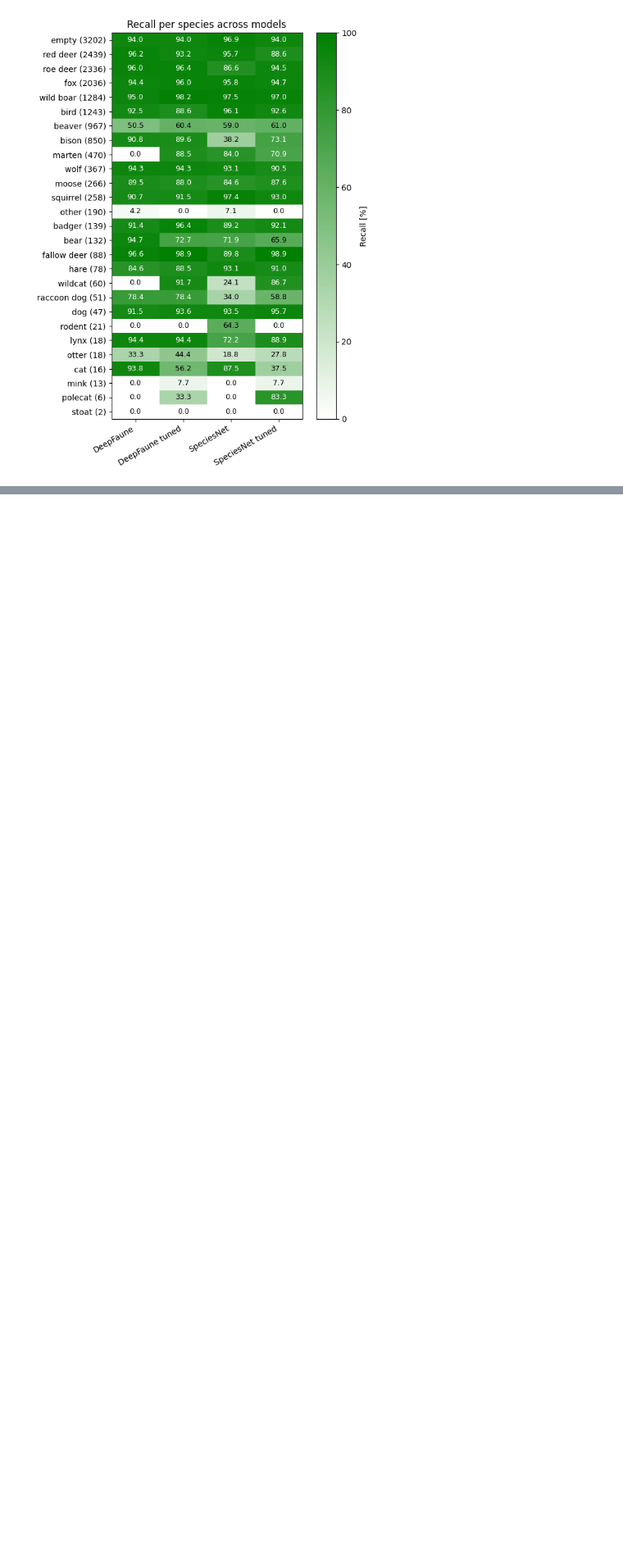
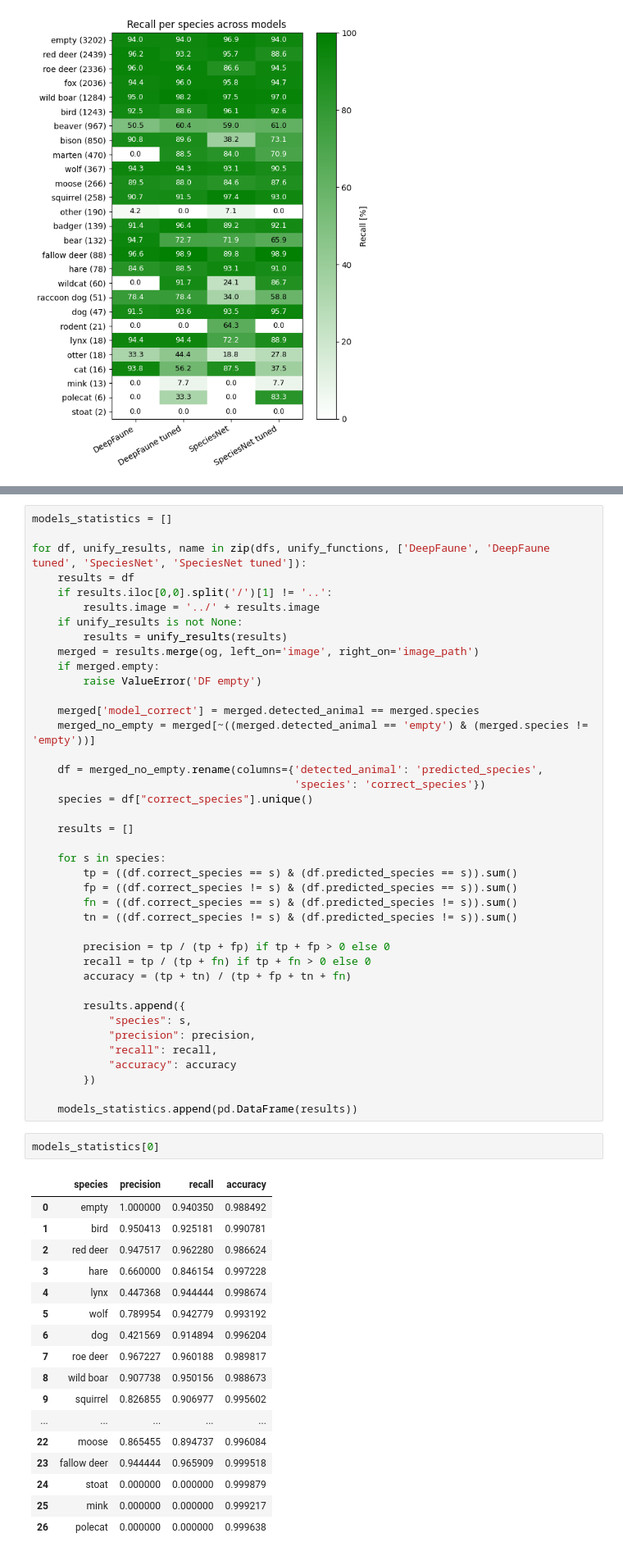
Before and after one commit to PLKplkPLK/mgr, a Jupyter notebook: 4_statistics_plots.ipynb, the cells around one changed output, grey strips where cells are left out. Shown at 82% size. Drawn from its saved outputs; the diff is of its cells as text; blank space fills up the shorter version.

```diff
--- a/4_statistics_plots.ipynb
+++ b/4_statistics_plots.ipynb
@@ -276,0 +353,60 @@ plt.show()
+# %%
+models_statistics = []
+
+for df, unify_results, name in zip(dfs, unify_functions, ['DeepFaune', 'DeepFaune tuned', 'SpeciesNet', 'SpeciesNet tuned']):
+    results = df
+    if results.iloc[0,0].split('/')[1] != '..':
+        results.image = '../' + results.image
+    if unify_results is not None:
+        results = unify_results(results)
+    merged = results.merge(og, left_on='image', right_on='image_path')
+    if merged.empty:
+        raise ValueError('DF empty')
+
+    merged['model_correct'] = merged.detected_animal == merged.species
+    merged_no_empty = merged[~((merged.detected_animal == 'empty') & (merged.species != 'empty'))]
+
+    df = merged_no_empty.rename(columns={'detected_animal': 'predicted_species',
+                                         'species': 'correct_species'})
+    species = df["correct_species"].unique()
+
+    results = []
+
+    for s in species:
+        tp = ((df.correct_species == s) & (df.predicted_species == s)).sum()
+        fp = ((df.correct_species != s) & (df.predicted_species == s)).sum()
+        fn = ((df.correct_species == s) & (df.predicted_species != s)).sum()
+        tn = ((df.correct_species != s) & (df.predicted_species != s)).sum()
+
+        precision = tp / (tp + fp) if tp + fp > 0 else 0
+        recall = tp / (tp + fn) if tp + fn > 0 else 0
+        accuracy = (tp + tn) / (tp + fp + tn + fn)
+
+        results.append({
+            "species": s,
+            "precision": precision,
+            "recall": recall,
+            "accuracy": accuracy
+        })
+
+    models_statistics.append(pd.DataFrame(results))
+# %%
+models_statistics[0]
+# %% [output]
+|  | species | precision | recall | accuracy |
+| 0 | empty | 1.000000 | 0.940350 | 0.988492 |
+| 1 | bird | 0.950413 | 0.925181 | 0.990781 |
+| 2 | red deer | 0.947517 | 0.962280 | 0.986624 |
+| 3 | hare | 0.660000 | 0.846154 | 0.997228 |
+| 4 | lynx | 0.447368 | 0.944444 | 0.998674 |
+| 5 | wolf | 0.789954 | 0.942779 | 0.993192 |
+| 6 | dog | 0.421569 | 0.914894 | 0.996204 |
+| 7 | roe deer | 0.967227 | 0.960188 | 0.989817 |
+| 8 | wild boar | 0.907738 | 0.950156 | 0.988673 |
+| 9 | squirrel | 0.826855 | 0.906977 | 0.995602 |
+| ... | ... | ... | ... | ... |
+| 22 | moose | 0.865455 | 0.894737 | 0.996084 |
+| 23 | fallow deer | 0.944444 | 0.965909 | 0.999518 |
+| 24 | stoat | 0.000000 | 0.000000 | 0.999879 |
+| 25 | mink | 0.000000 | 0.000000 | 0.999217 |
+| 26 | polecat | 0.000000 | 0.000000 | 0.999638 |
```
Also changed, not shown: parts of 5 cells of this notebook, 1 other file.
